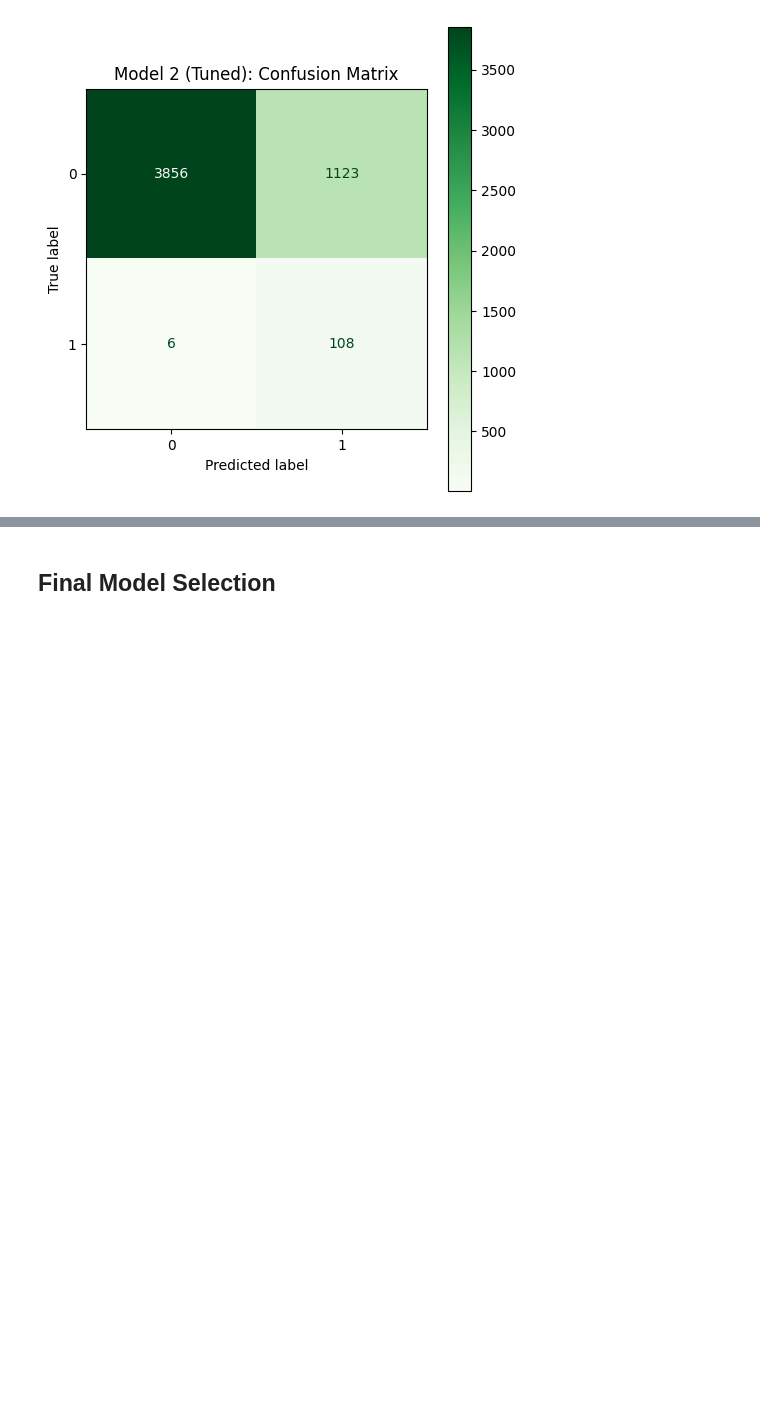
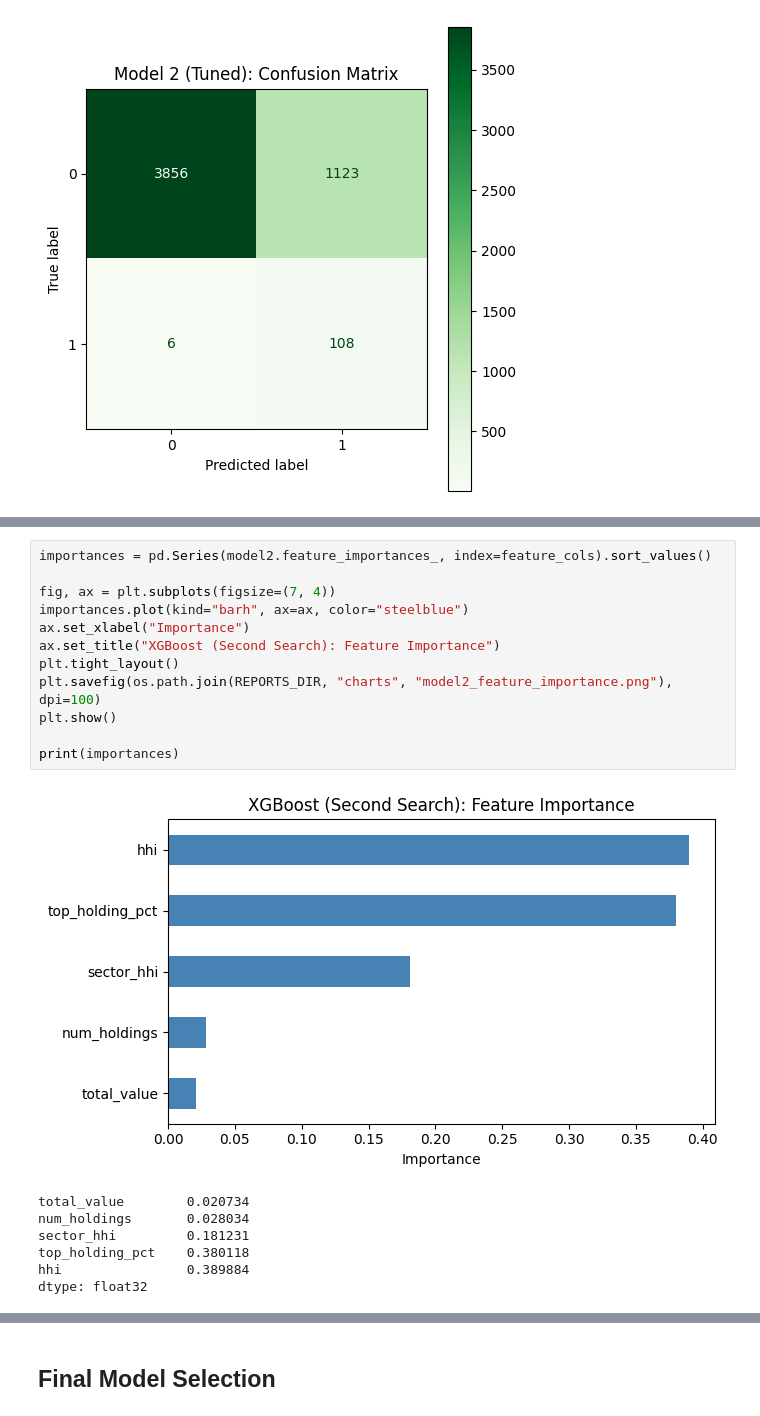
Before and after one commit to GopolangMmutlwaneCaptone/Risk-Concentration-Flagging, a Jupyter notebook: src/models/model2_xgboost.ipynb, the cells around one changed output, grey strips where cells are left out. Drawn from its saved outputs; the diff is of its cells as text; blank space fills up the shorter version.

```diff
--- a/src/models/model2_xgboost.ipynb
+++ b/src/models/model2_xgboost.ipynb
@@ -191,0 +219,20 @@ Confusion Matrix:
+# %%
+importances = pd.Series(model2.feature_importances_, index=feature_cols).sort_values()
+
+fig, ax = plt.subplots(figsize=(7, 4))
+importances.plot(kind="barh", ax=ax, color="steelblue")
+ax.set_xlabel("Importance")
+ax.set_title("XGBoost (Second Search): Feature Importance")
+plt.tight_layout()
+plt.savefig(os.path.join(REPORTS_DIR, "charts", "model2_feature_importance.png"), dpi=100)
+plt.show()
+
+print(importances)
+# %% [output]
+[figure, added]
+total_value        0.020734
+num_holdings       0.028034
+sector_hhi         0.181231
+top_holding_pct    0.380118
+hhi                0.389884
+dtype: float32
```
Also changed, not shown: parts of 10 cells of this notebook.
